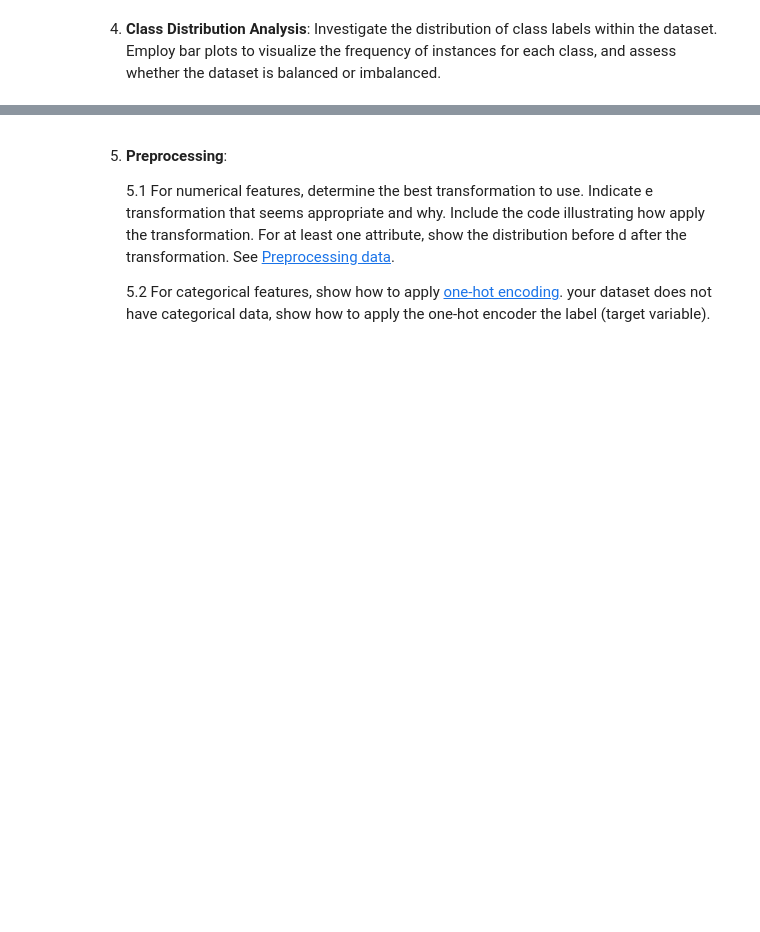
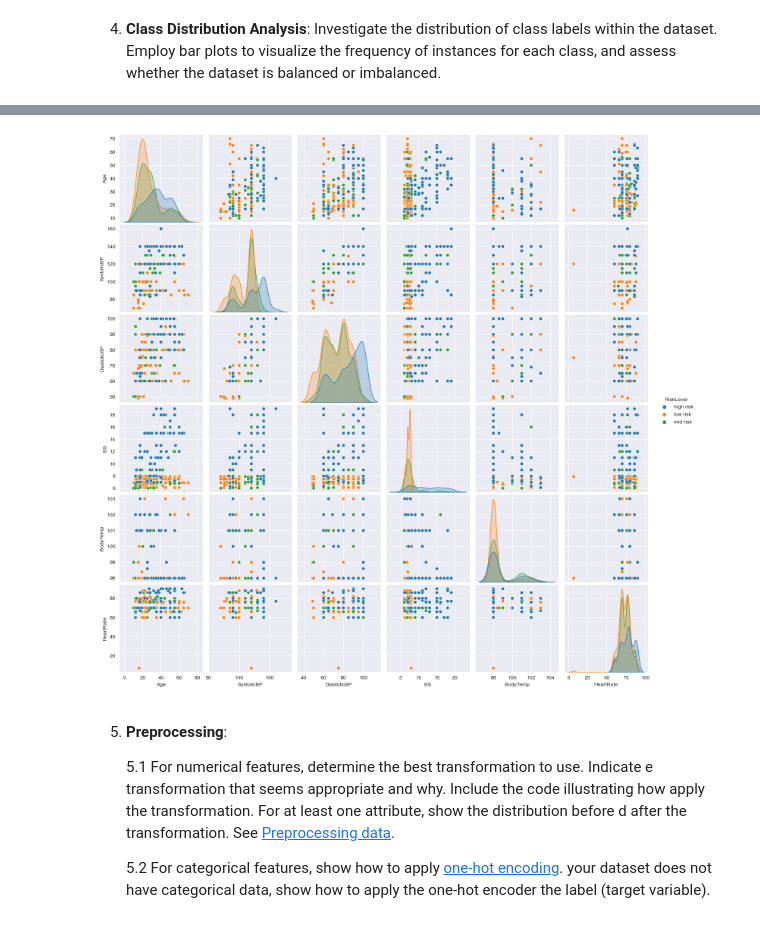
Before and after one commit to siy0h/AI-Projects, a Jupyter notebook: Exploratory Data Analysis/CSI4106_A1_Template.ipynb, the cells around one changed output, grey strips where cells are left out. Drawn from its saved outputs; the diff is of its cells as text; code cells hidden in the pictures; blank space fills up the shorter version.

```diff
--- a/Exploratory Data Analysis/CSI4106_A1_Template.ipynb
+++ b/Exploratory Data Analysis/CSI4106_A1_Template.ipynb
@@ -67,3 +413,10 @@ The following are the questions for Assignment 1. Under each question, we have p
+# %%
+# pairwise scatter plot of the dataset
+sns.pairplot(maternalHealth_df, hue='RiskLevel')
+# plt.title('Pairwise Plot')
+plt.show()
+# %% [output]
+[figure, added]
 # %% [markdown]
 5. **Preprocessing**:
 
```
Also changed, not shown: parts of 38 cells of this notebook.
